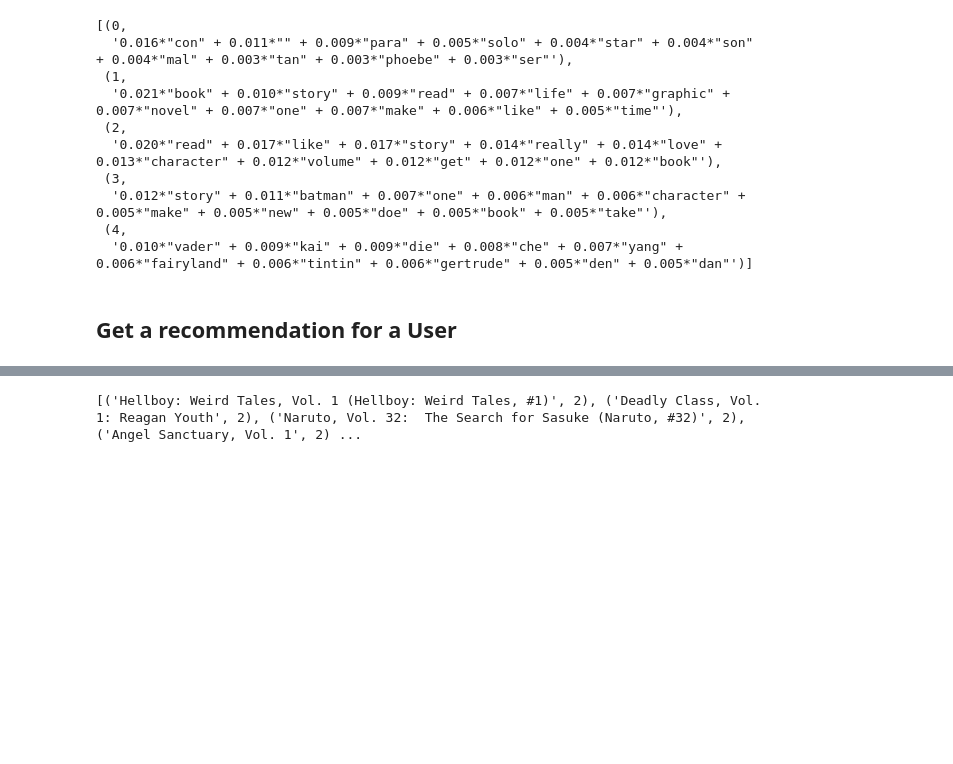
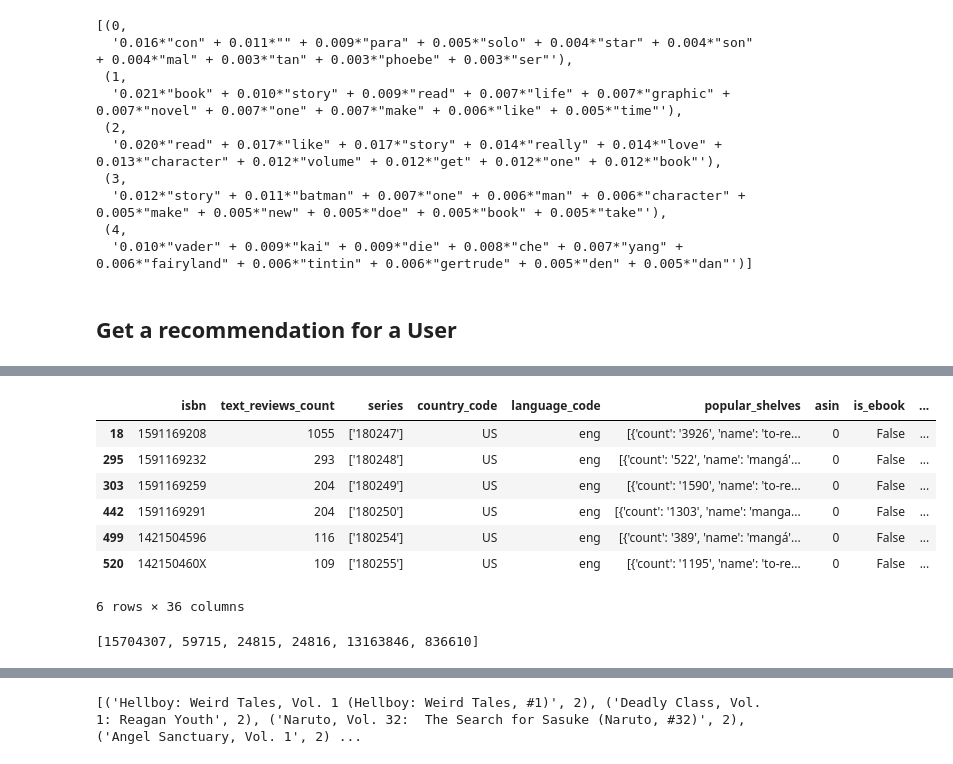
Before and after one commit to tanmaygadgil/UML-Project, a Jupyter notebook: Topic_Modeling/Generate User recommendations.ipynb, the cells around one changed output, grey strips where cells are left out. Cells and saved outputs as stored; diff of their text form; code cells hidden in the pictures; blank space fills up the shorter version.

```diff
--- a/Topic_Modeling/Generate User recommendations.ipynb
+++ b/Topic_Modeling/Generate User recommendations.ipynb
@@ -171,0 +180,15 @@ These are the books that the user has interacted with:
+# %%
+book_df[book_df['book_id']< 1000]
+# %% [output]
+|  | isbn | text_reviews_count | series | country_code | language_code | popular_shelves | asin | is_ebook | ... |
+| 18 | 1591169208 | 1055 | ['180247'] | US | eng | [{'count': '3926', 'name': 'to-re... | 0 | False | ... |
+| 295 | 1591169232 | 293 | ['180248'] | US | eng | [{'count': '522', 'name': 'mangá'... | 0 | False | ... |
+| 303 | 1591169259 | 204 | ['180249'] | US | eng | [{'count': '1590', 'name': 'to-re... | 0 | False | ... |
+| 442 | 1591169291 | 204 | ['180250'] | US | eng | [{'count': '1303', 'name': 'manga... | 0 | False | ... |
+| 499 | 1421504596 | 116 | ['180254'] | US | eng | [{'count': '389', 'name': 'mangá'... | 0 | False | ... |
+| 520 | 142150460X | 109 | ['180255'] | US | eng | [{'count': '1195', 'name': 'to-re... | 0 | False | ... |
+6 rows × 36 columns
+# %%
+list(inter_df[inter_df['user_id'] == "8842281e1d1347389f2ab93d60773d4d"]['book_id'])
+# %% [output]
+[15704307, 59715, 24815, 24816, 13163846, 836610]
```
Also changed, not shown: parts of 11 cells of this notebook, 3 other files.
